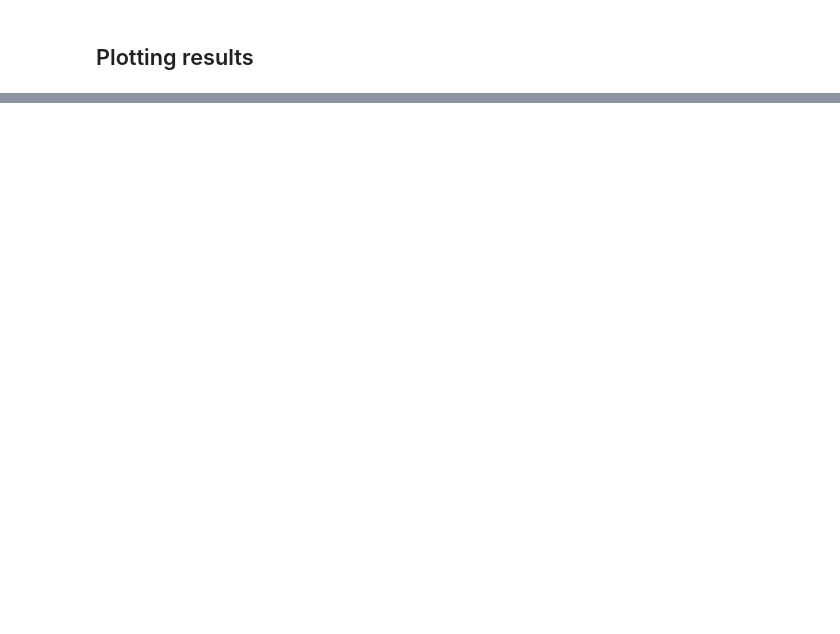
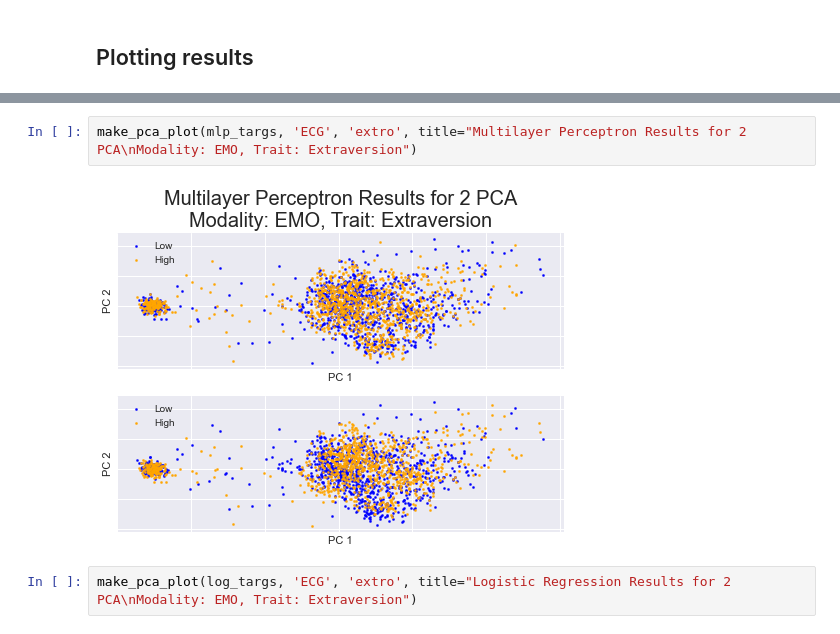
Before and after one commit to kroglkt/CogSci2, a Jupyter notebook: Reading Data.ipynb, the cells around one changed output, grey strips where cells are left out. Cells and saved outputs as stored; diff of their text form; blank space fills up the shorter version.

```diff
--- a/Reading Data.ipynb
+++ b/Reading Data.ipynb
@@ -419,0 +392,6 @@ create_roc_curve(mlp_targs[0], mlp_targs[1], label="Multilayer Perceptron", titl
+# %%
+make_pca_plot(mlp_targs, 'ECG', 'extro', title="Multilayer Perceptron Results for 2 PCA\nModality: EMO, Trait: Extraversion")
+# %% [output]
+[figure, added]
+# %%
+make_pca_plot(log_targs, 'ECG', 'extro', title="Logistic Regression Results for 2 PCA\nModality: EMO, Trait: Extraversion")
```
Also changed, not shown: parts of 9 cells of this notebook.
